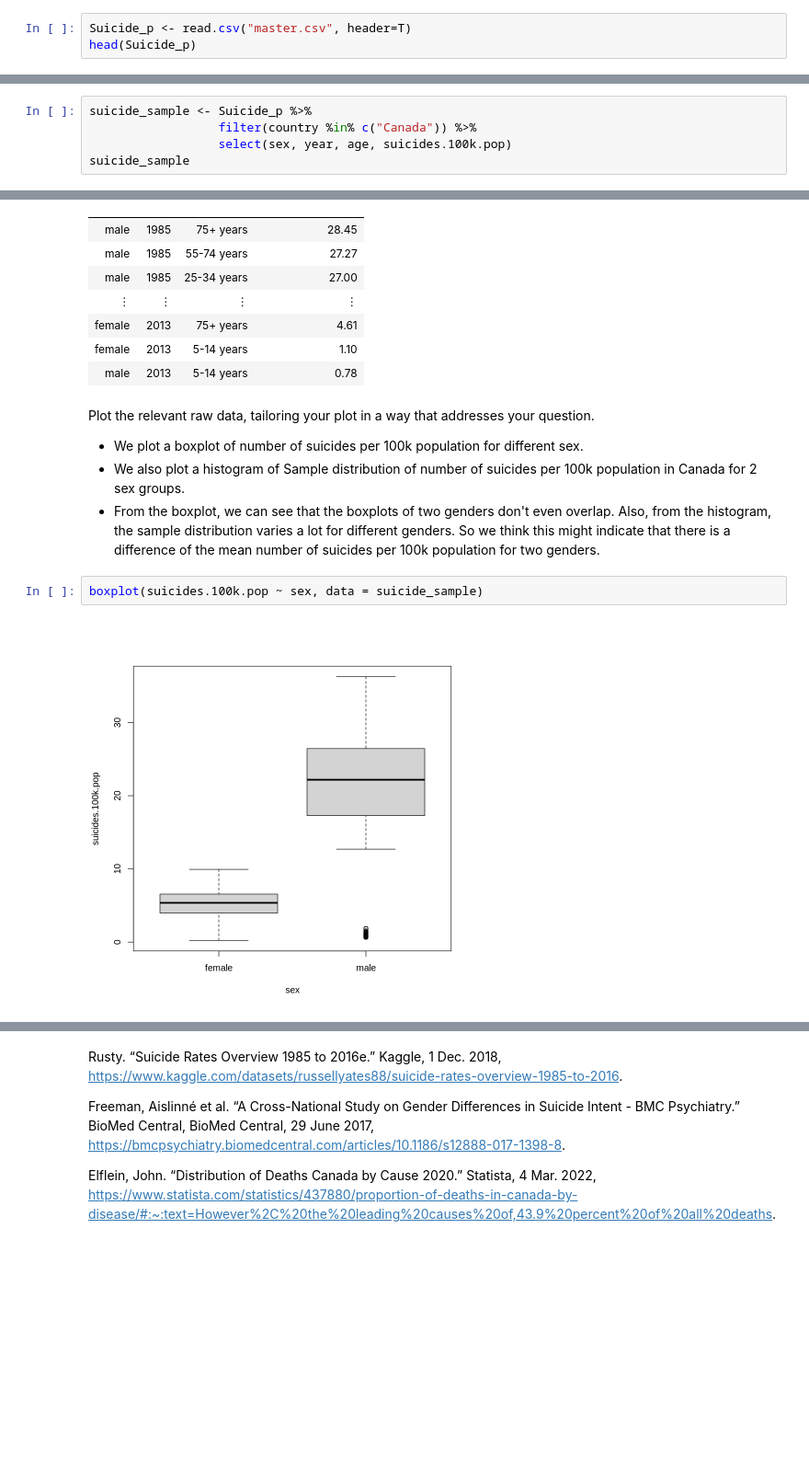
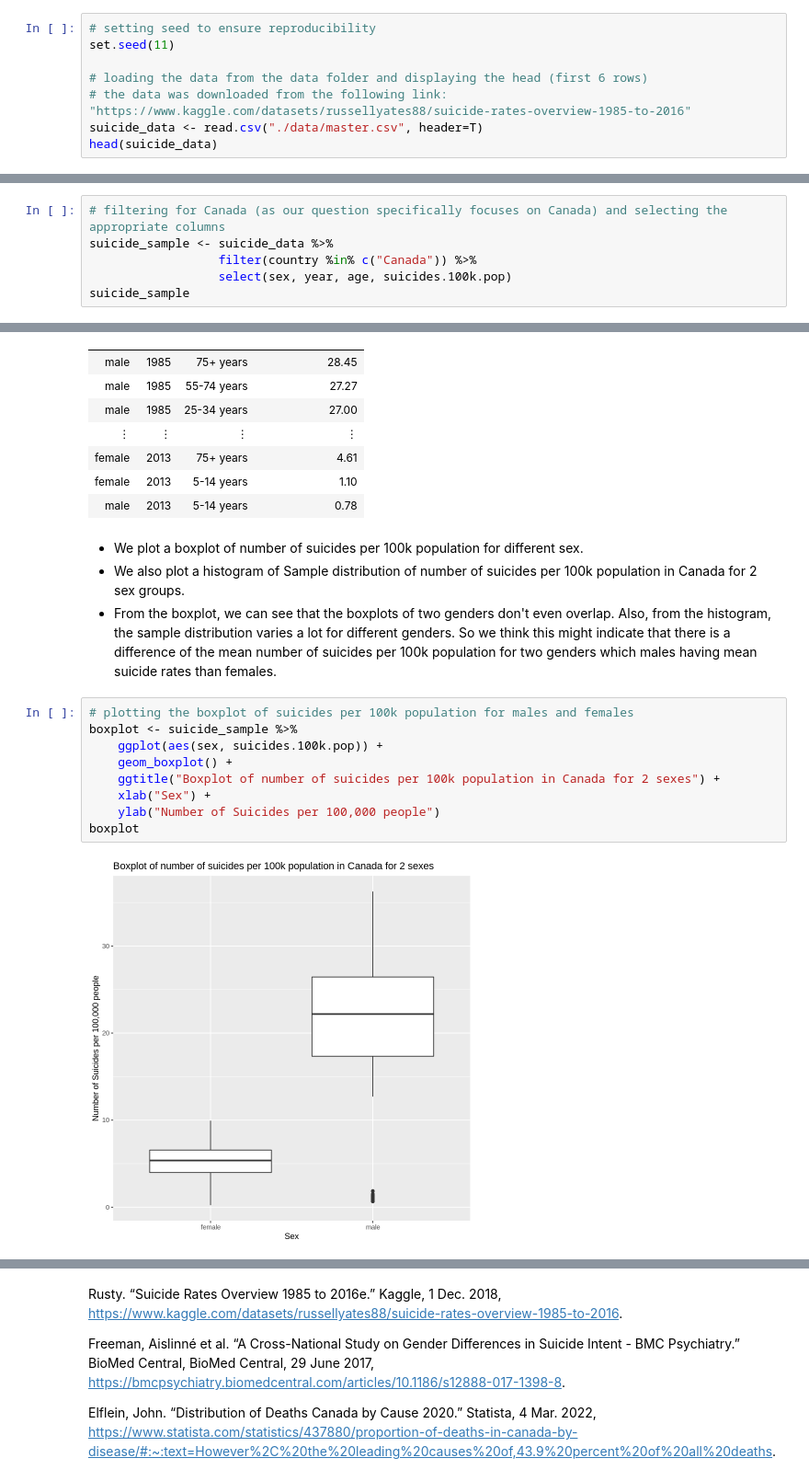
Before and after one commit to agoel25/stat_201_group_11, a Jupyter notebook: Proposal.ipynb, the cells around one changed output, grey strips where cells are left out. Shown at 92% size. Saved outputs shown, nothing was run; the diff lists cells and outputs as text; blank space fills up the shorter version.

```diff
--- a/Proposal.ipynb
+++ b/Proposal.ipynb
@@ -46,6 +48,11 @@ Demonstrate that the dataset can be read from the web into R.
 # %%
-Suicide_p <- read.csv("master.csv", header=T)
-head(Suicide_p)
+# setting seed to ensure reproducibility
+set.seed(11)
+
+# loading the data from the data folder and displaying the head (first 6 rows)
+# the data was downloaded from the following link: "https://www.kaggle.com/datasets/russellyates88/suicide-rates-overview-1985-to-2016"
+suicide_data <- read.csv("./data/master.csv", header=T)
+head(suicide_data)
 # %% [output]
 A data.frame: 6 × 12
 |  | country | year | sex | age | suicides_no | population | suicides.100k.pop | country.year | ... |
@@ -62,5 +68,6 @@ Clean and wrangle the data into a tidy format.
 # %%
-suicide_sample <- Suicide_p %>%
+# filtering for Canada (as our question specifically focuses on Canada) and selecting the appropriate columns
+suicide_sample <- suicide_data %>%
                   filter(country %in% c("Canada")) %>%
                   select(sex, year, age, suicides.100k.pop)
 suicide_sample
@@ -76,12 +83,18 @@ A data.frame: 348 × 4
 | female | 2013 | 5-14 years | 1.10 |
 | male | 2013 | 5-14 years | 0.78 |
 # %% [markdown]
-Plot the relevant raw data, tailoring your plot in a way that addresses your question.
 - We plot a boxplot of number of suicides per 100k population for different sex.
 - We also plot a histogram of Sample distribution of number of suicides per 100k population in Canada for 2 sex groups.
-- From the boxplot, we can see that the boxplots of two genders don't even overlap. Also, from the histogram, the sample distribution varies a lot for different genders. So we think this might indicate that there is a difference of the mean number of suicides per 100k population for two genders.
+- From the boxplot, we can see that the boxplots of two genders don't even overlap. Also, from the histogram, the sample distribution varies a lot for different genders. So we think this might indicate that there is a difference of the mean number of suicides per 100k population for two genders which males having mean suicide rates than females.
 # %%
-boxplot(suicides.100k.pop ~ sex, data = suicide_sample)
+# plotting the boxplot of suicides per 100k population for males and females
+boxplot <- suicide_sample %>%
+    ggplot(aes(sex, suicides.100k.pop)) +
+    geom_boxplot() +
+    ggtitle("Boxplot of number of suicides per 100k population in Canada for 2 sexes") +
+    xlab("Sex") +
+    ylab("Number of Suicides per 100,000 people")
+boxplot
 # %% [output]
-[figure, old version]
+[figure, new version]
 # %%
```
Also changed, not shown: parts of 13 cells of this notebook, 2 other files.
